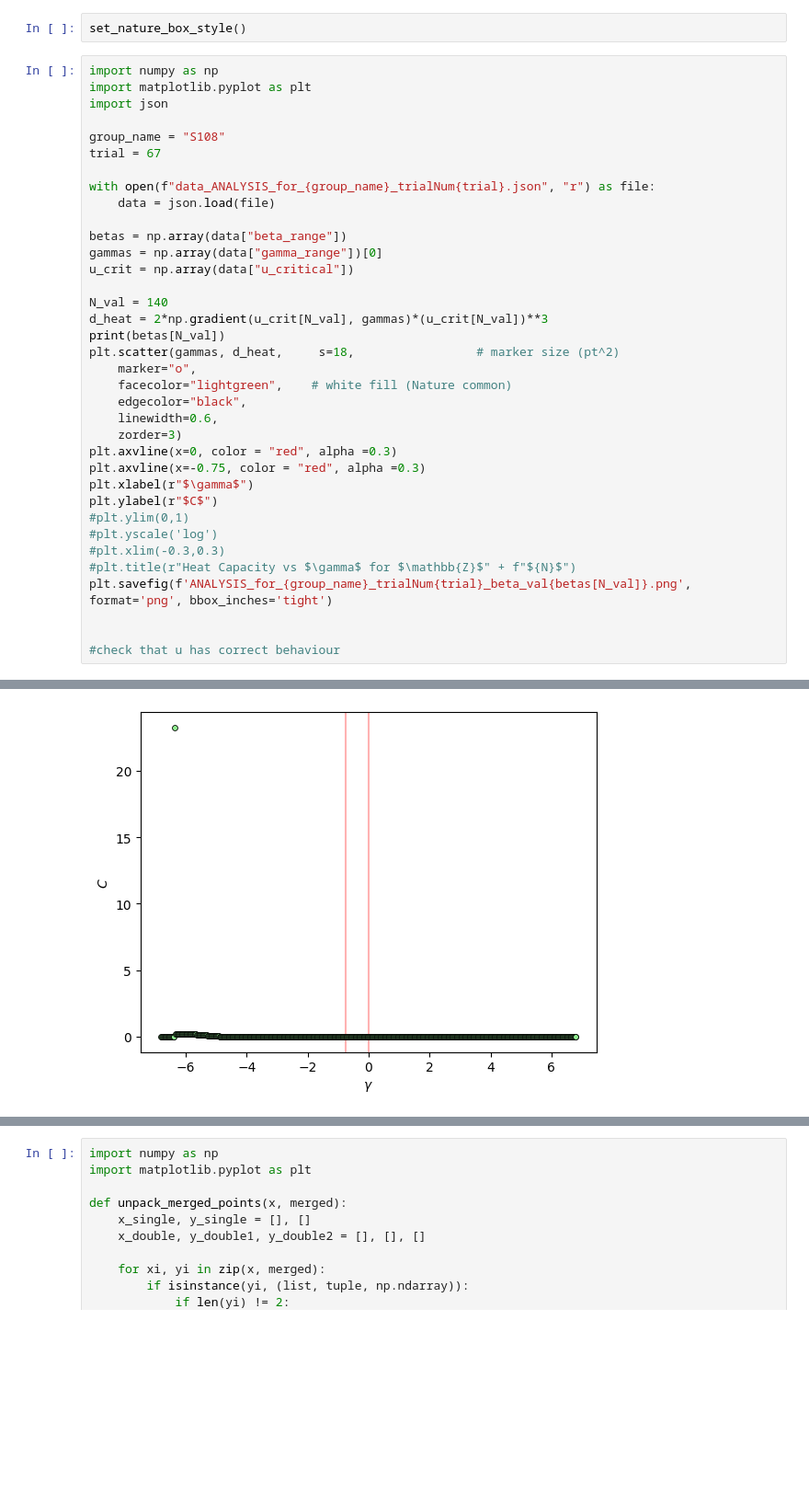
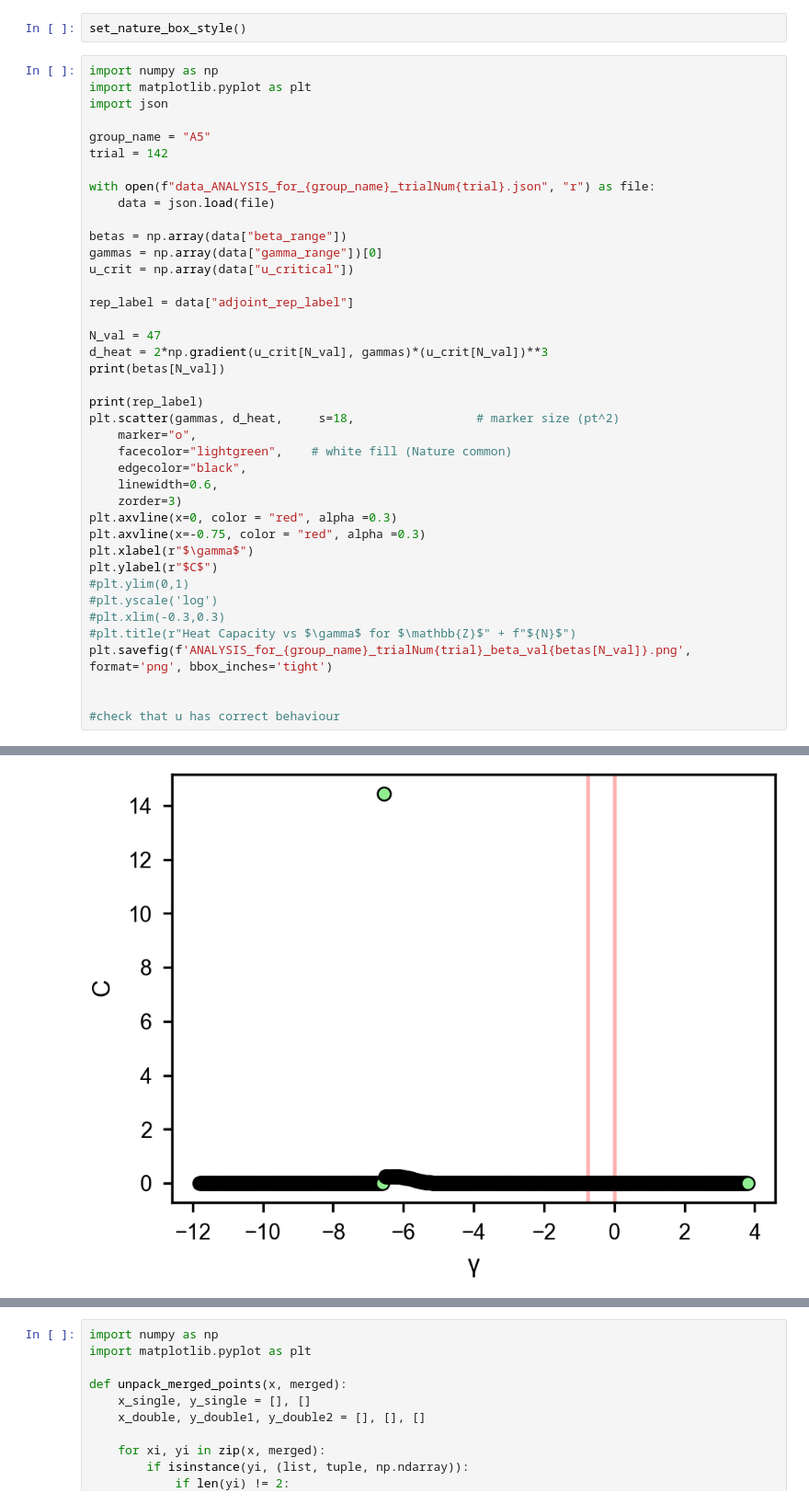
Before and after one commit to clemo1234/MFT_Calcs, a Jupyter notebook: Results_Analysis.ipynb, the cells around one changed output, grey strips where cells are left out. Shown at 92% size. Drawn from its saved outputs; the diff is of its cells as text; blank space fills up the shorter version.

```diff
--- a/Results_Analysis.ipynb
+++ b/Results_Analysis.ipynb
@@ -52,8 +52,8 @@ import numpy as np
 import matplotlib.pyplot as plt
 import json
 
-group_name = "S108"
-trial = 67
+group_name = "A5"
+trial = 142
 
 with open(f"data_ANALYSIS_for_{group_name}_trialNum{trial}.json", "r") as file:
     data = json.load(file)
@@ -62,9 +62,13 @@ betas = np.array(data["beta_range"])
 gammas = np.array(data["gamma_range"])[0]
 u_crit = np.array(data["u_critical"])
 
-N_val = 140
+rep_label = data["adjoint_rep_label"]
+
+N_val = 47
 d_heat = 2*np.gradient(u_crit[N_val], gammas)*(u_crit[N_val])**3
 print(betas[N_val])
+
+print(rep_label)
 plt.scatter(gammas, d_heat,     s=18,                 # marker size (pt^2)
     marker="o",
     facecolor="lightgreen",    # white fill (Nature common)
@@ -88 +93 @@ plt.savefig(f'ANALYSIS_for_{group_name}_trialNum{trial}_beta_val{betas[N_val]}.p
-[figure, old version]
+[figure, new version]
```
Also changed, not shown: parts of 5 cells of this notebook, 58 other files.
